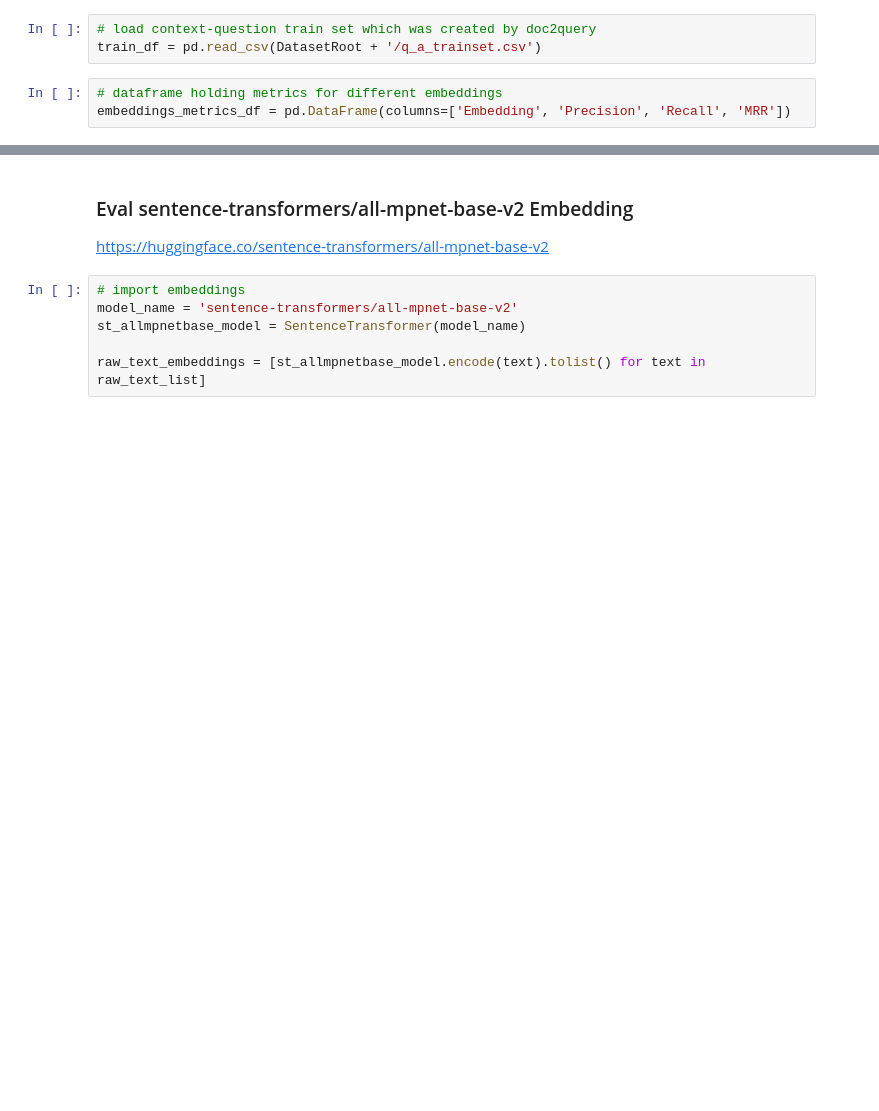
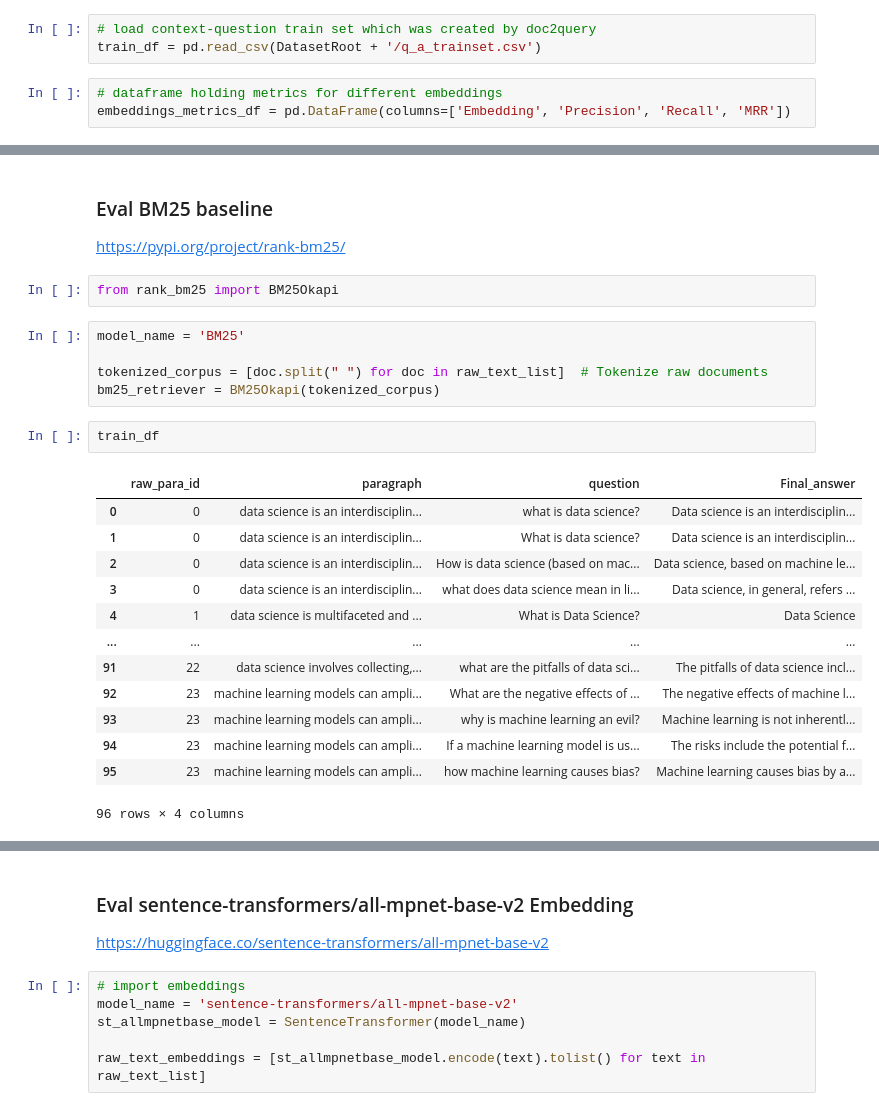
Before and after one commit to samaleka/Tutorbot, a Jupyter notebook: Information_Retrievers/Embedding-ChromaDB.ipynb, the cells around one changed output, grey strips where cells are left out. Drawn from its saved outputs; the diff is of its cells as text; blank space fills up the shorter version.

Commit message:
add bm25 baseline to compare with other vector dbs

```diff
--- a/Information_Retrievers/Embedding-ChromaDB.ipynb
+++ b/Information_Retrievers/Embedding-ChromaDB.ipynb
@@ -99,3 +116,30 @@ def evaluate_retrieval(embed_model, retriever, eval_dataset, top_n=3):
     avg_mrr = np.mean(mrr)
 
     return avg_precision, avg_recall, avg_mrr
+# %% [markdown]
+### Eval BM25 baseline
+
+https://pypi.org/project/rank-bm25/
+# %%
+from rank_bm25 import BM25Okapi
+# %%
+model_name = 'BM25'
+
+tokenized_corpus = [doc.split(" ") for doc in raw_text_list]  # Tokenize raw documents
+bm25_retriever = BM25Okapi(tokenized_corpus)
+# %%
+train_df
+# %% [output]
+|  | raw_para_id | paragraph | question | Final_answer |
+| 0 | 0 | data science is an interdisciplin... | what is data science? | Data science is an interdisciplin... |
+| 1 | 0 | data science is an interdisciplin... | What is data science? | Data science is an interdisciplin... |
+| 2 | 0 | data science is an interdisciplin... | How is data science (based on mac... | Data science, based on machine le... |
+| 3 | 0 | data science is an interdisciplin... | what does data science mean in li... | Data science, in general, refers ... |
+| 4 | 1 | data science is multifaceted and ... | What is Data Science? | Data Science |
+| ... | ... | ... | ... | ... |
+| 91 | 22 | data science involves collecting,... | what are the pitfalls of data sci... | The pitfalls of data science incl... |
+| 92 | 23 | machine learning models can ampli... | What are the negative effects of ... | The negative effects of machine l... |
+| 93 | 23 | machine learning models can ampli... | why is machine learning an evil? | Machine learning is not inherentl... |
+| 94 | 23 | machine learning models can ampli... | If a machine learning model is us... | The risks include the potential f... |
+| 95 | 23 | machine learning models can ampli... | how machine learning causes bias? | Machine learning causes bias by a... |
+96 rows × 4 columns
```
Also changed, not shown: parts of 10 cells of this notebook.
